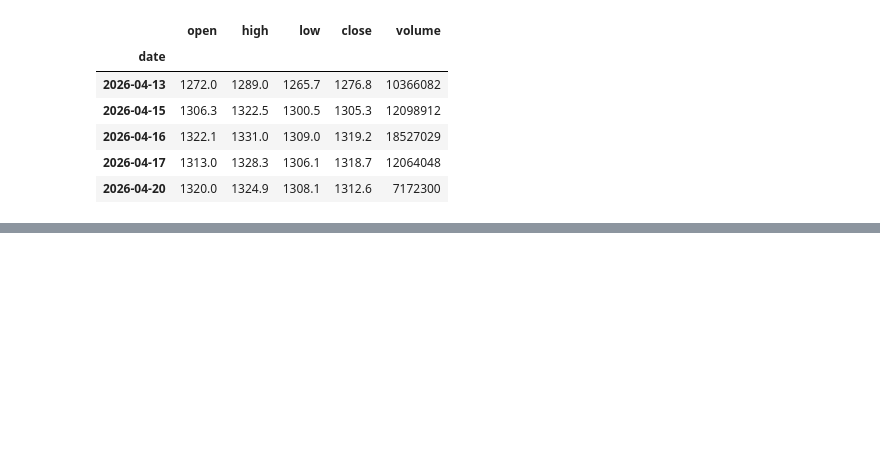
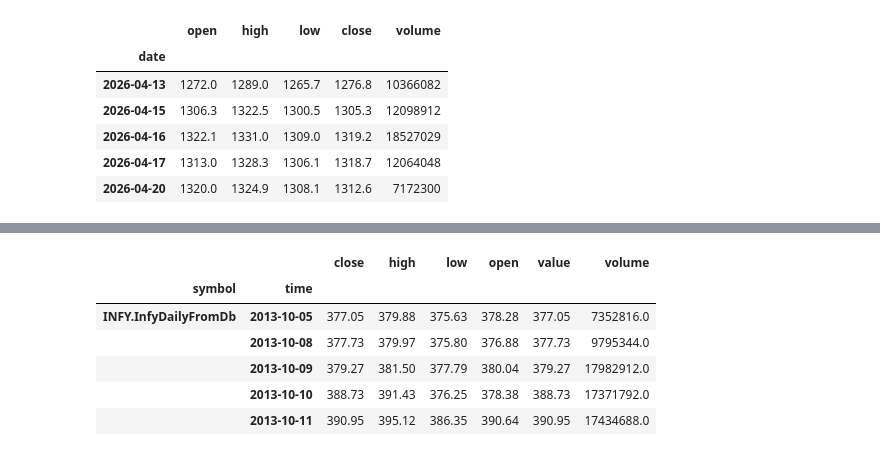
Before and after one commit to rajvarkala/asset-pricing, a Jupyter notebook: p2/research.ipynb, the cells around one changed output, grey strips where cells are left out. Saved outputs shown, nothing was run; the diff lists cells and outputs as text; code cells hidden in the pictures; blank space fills up the shorter version.

```diff
--- a/p2/research.ipynb
+++ b/p2/research.ipynb
@@ -140,0 +231,99 @@ plot_daily(infy, "INFY")
+# %%
+from datetime import datetime, timedelta
+from pathlib import Path
+import csv
+import importlib.util
+
+from AlgorithmImports import PythonData, Resolution, SubscriptionDataSource, SubscriptionTransportMedium, FileFormat
+from sqlalchemy import create_engine, select, text
+from sqlalchemy.orm import sessionmaker
+
+# Resolve models directly inside notebook runtime.
+_models_path = "/Lean/Launcher/bin/Debug/Notebooks/db_interface/models.py"
+spec = importlib.util.spec_from_file_location("db_interface.models", _models_path)
+_models_mod = importlib.util.module_from_spec(spec)
+spec.loader.exec_module(_models_mod)
+Instrument = _models_mod.Instrument
+
+_DATABASE_URL = "postgresql+psycopg://market:market@host.docker.internal:5432/market"
+_engine = create_engine(_DATABASE_URL, pool_pre_ping=True)
+_Session = sessionmaker(bind=_engine, autoflush=False, autocommit=False)
+
+
+class InfyDailyFromDb(PythonData):
+    _cache_file = Path("/tmp/lean-db-daily/INFY.csv")
+    _prepared = False
+
+    @classmethod
+    def _export_csv(cls) -> None:
+        with _Session() as session:
+            instr = session.execute(
+                select(Instrument).where(
+                    Instrument.tradingsymbol == "INFY",
+                    Instrument.exchange == "NSE",
+                    Instrument.active.is_(True),
+                )
+            ).scalar_one()
+
+            rows = session.execute(
+                text(
+                    """
+                    SELECT candle_date, open, high, low, close, volume
+                    FROM daily_candles
+                    WHERE instrument_token = :instrument_token
+                    ORDER BY candle_date
+                    """
+                ),
+                {"instrument_token": instr.instrument_token},
+            ).all()
+
+        cls._cache_file.parent.mkdir(parents=True, exist_ok=True)
+        with cls._cache_file.open("w", newline="", encoding="utf-8") as f:
+            writer = csv.writer(f)
+            writer.writerow(["candle_date", "open", "high", "low", "close", "volume"])
+            for r in rows:
+                writer.writerow([r.candle_date.isoformat(), r.open, r.high, r.low, r.close, r.volume])
+
+    def get_source(self, config, date, is_live_mode):
+        if not self.__class__._prepared or not self._cache_file.exists():
+            self.__class__._export_csv()
+            self.__class__._prepared = True
+
+        return SubscriptionDataSource(str(self._cache_file), SubscriptionTransportMedium.LOCAL_FILE, FileFormat.CSV)
+
+    def reader(self, config, line, date, is_live_mode):
+        if not line or not line.strip() or line.lower().startswith("candle_date"):
+            return None
+
+        parts = [p.strip() for p in line.split(",")]
+        if len(parts) < 6:
+            return None
+
+        bar = InfyDailyFromDb()
+        bar.symbol = config.symbol
+        try:
+            bar.time = datetime.fromisoformat(parts[0])
+            bar.end_time = bar.time + timedelta(days=1)
+            bar["open"] = float(parts[1])
+            bar["high"] = float(parts[2])
+            bar["low"] = float(parts[3])
+            bar["close"] = float(parts[4])
+            bar["volume"] = float(parts[5])
+            bar.value = bar["close"]
+        except (TypeError, ValueError):
+            return None
+
+        return bar
+
+
+infy_custom_symbol = qb.add_data(InfyDailyFromDb, "INFY", Resolution.DAILY).symbol
+infy_custom_history = qb.history(infy_custom_symbol, 120, Resolution.DAILY)
+infy_custom_history.tail()
+# %% [output]
+|  |  | close | high | low | open | value | volume |
+| symbol | time |  |  |  |  |  |  |
+| INFY.InfyDailyFromDb | 2013-10-05 | 377.05 | 379.88 | 375.63 | 378.28 | 377.05 | 7352816.0 |
+|  | 2013-10-08 | 377.73 | 379.97 | 375.80 | 376.88 | 377.73 | 9795344.0 |
+|  | 2013-10-09 | 379.27 | 381.50 | 377.79 | 380.04 | 379.27 | 17982912.0 |
+|  | 2013-10-10 | 388.73 | 391.43 | 376.25 | 378.38 | 388.73 | 17371792.0 |
+|  | 2013-10-11 | 390.95 | 395.12 | 386.35 | 390.64 | 390.95 | 17434688.0 |
```
Also changed, not shown: parts of 2 cells of this notebook, 5 other files.
